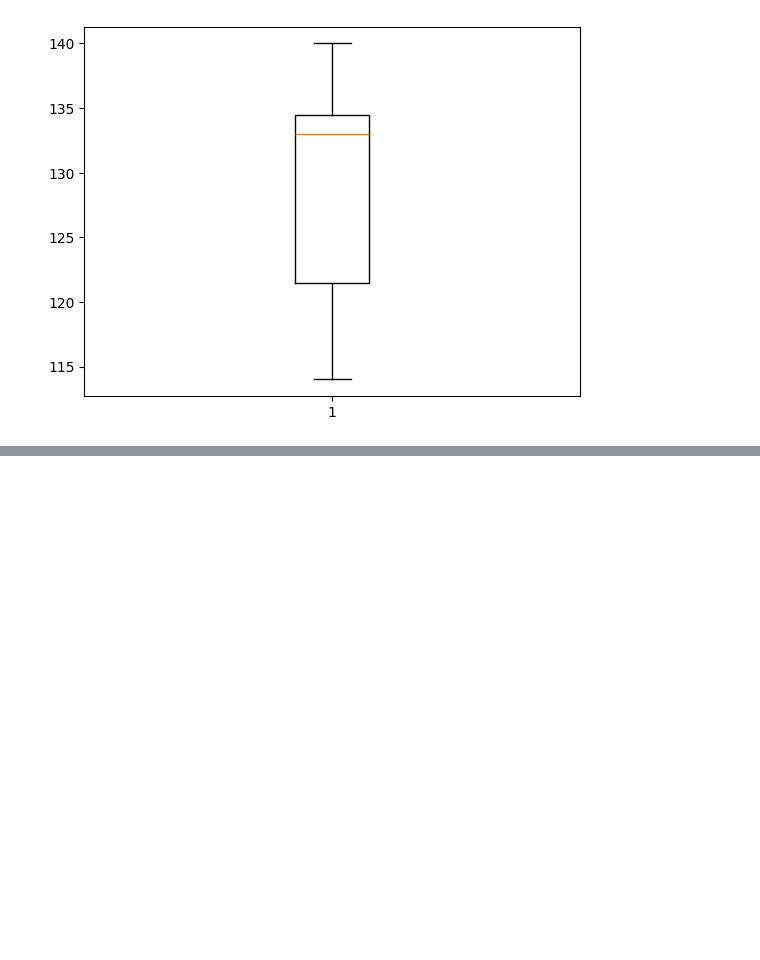
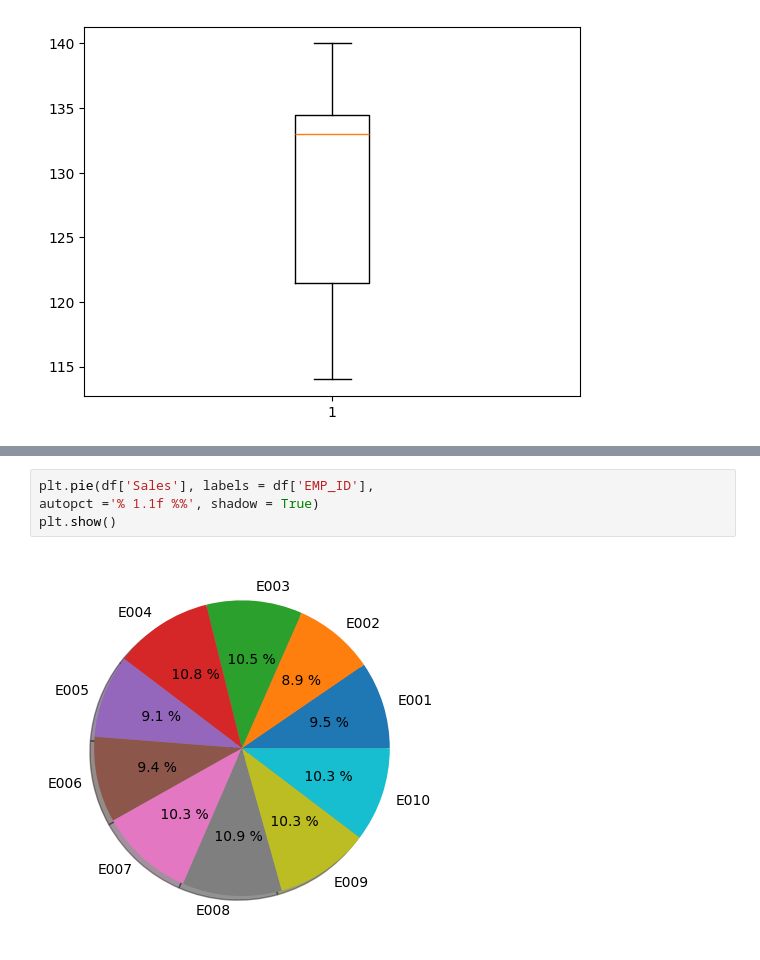
Before and after one commit to howdoyoustan/Daily-Practice, a Jupyter notebook: daily/Matplotlib.ipynb, the cells around one changed output, grey strips where cells are left out. Saved outputs shown, nothing was run; the diff lists cells and outputs as text; blank space fills up the shorter version.

```diff
--- a/daily/Matplotlib.ipynb
+++ b/daily/Matplotlib.ipynb
@@ -184,0 +201,6 @@ plt.boxplot(df['Sales'])
+# %%
+plt.pie(df['Sales'], labels = df['EMP_ID'],
+autopct ='% 1.1f %%', shadow = True)
+plt.show()
+# %% [output]
+[figure, added]
```
Also changed, not shown: parts of 6 cells of this notebook, 5 other files.
